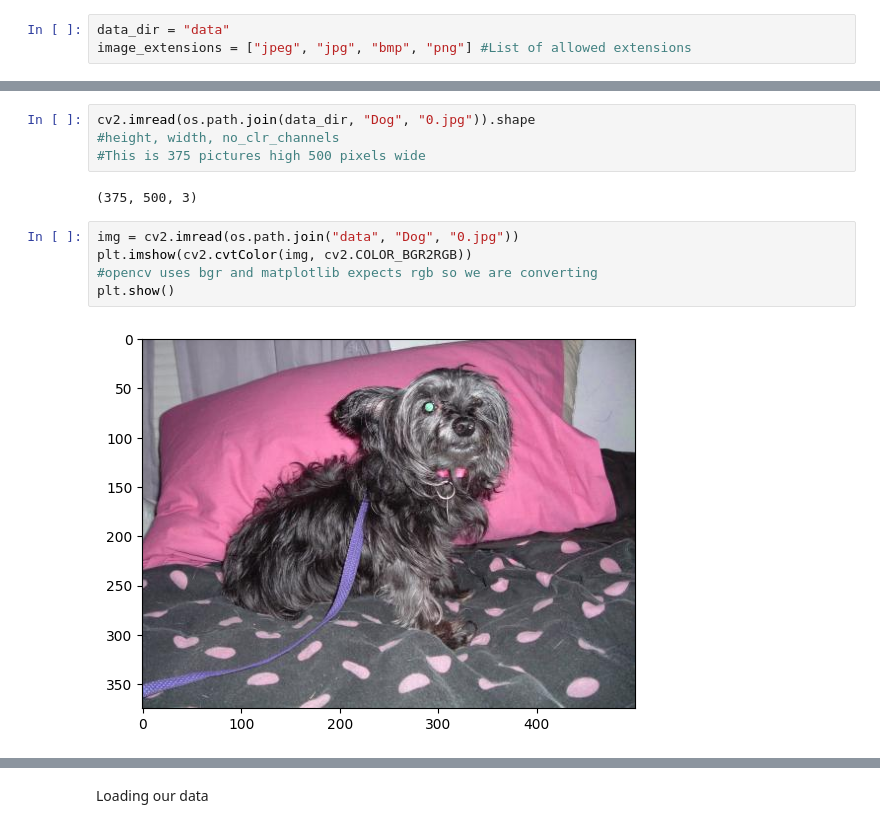
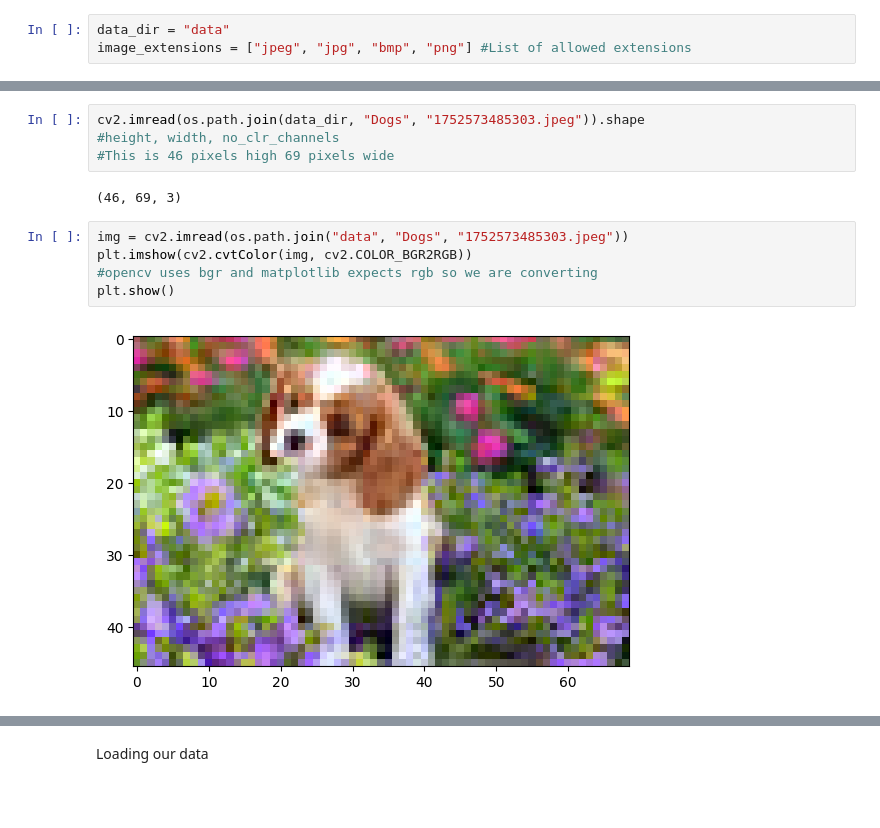
Before and after one commit to ShriVarshaan/animal-image-classifier, a Jupyter notebook: ImageClassification.ipynb, the cells around one changed output, grey strips where cells are left out. Cells and saved outputs as stored; diff of their text form; blank space fills up the shorter version.

Commit message:
preprocessing data

```diff
--- a/ImageClassification.ipynb
+++ b/ImageClassification.ipynb
@@ -15,13 +16,13 @@ os.listdir(data_dir)
 # %%
-cv2.imread(os.path.join(data_dir, "Dog", "0.jpg")).shape
+cv2.imread(os.path.join(data_dir, "Dogs", "1752573485303.jpeg")).shape
 #height, width, no_clr_channels
-#This is 375 pictures high 500 pixels wide
+#This is 46 pixels high 69 pixels wide
 # %% [output]
-(375, 500, 3)
+(46, 69, 3)
 # %%
-img = cv2.imread(os.path.join("data", "Dog", "0.jpg"))
+img = cv2.imread(os.path.join("data", "Dogs", "1752573485303.jpeg"))
 plt.imshow(cv2.cvtColor(img, cv2.COLOR_BGR2RGB))
 #opencv uses bgr and matplotlib expects rgb so we are converting
 plt.show()
 # %% [output]
-[figure, old version]
+[figure, new version]
```
Also changed, not shown: parts of 12 cells of this notebook, 54 other files.
